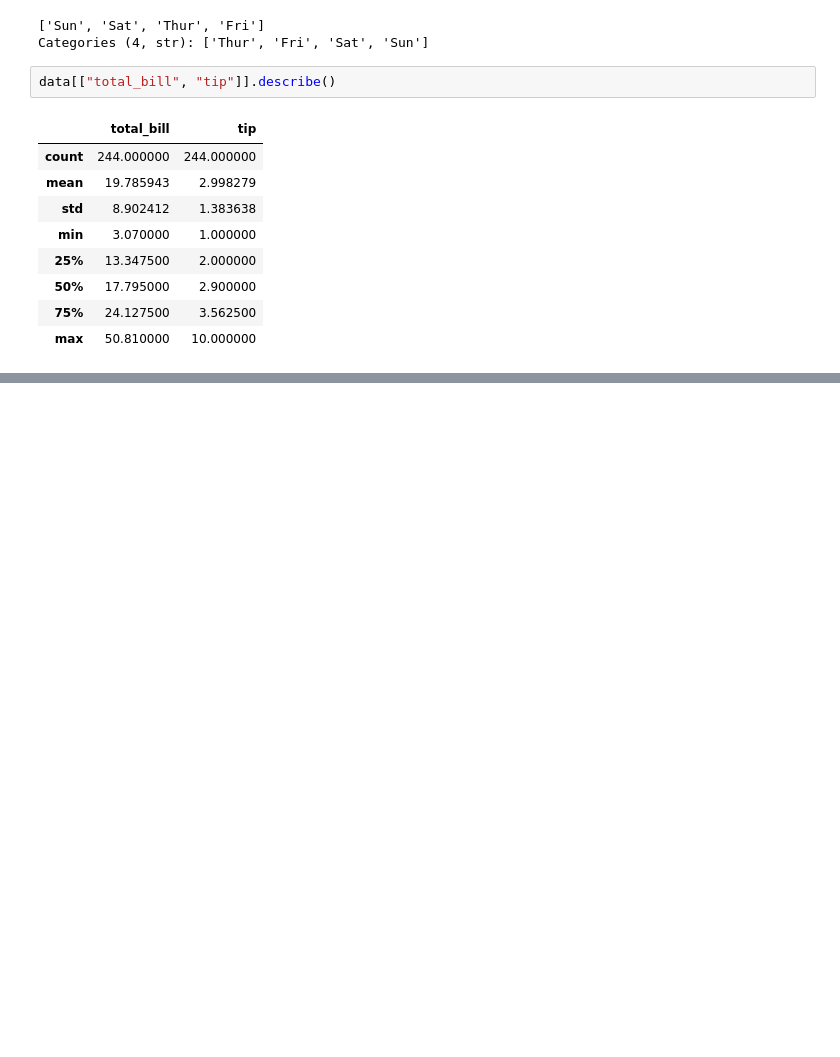
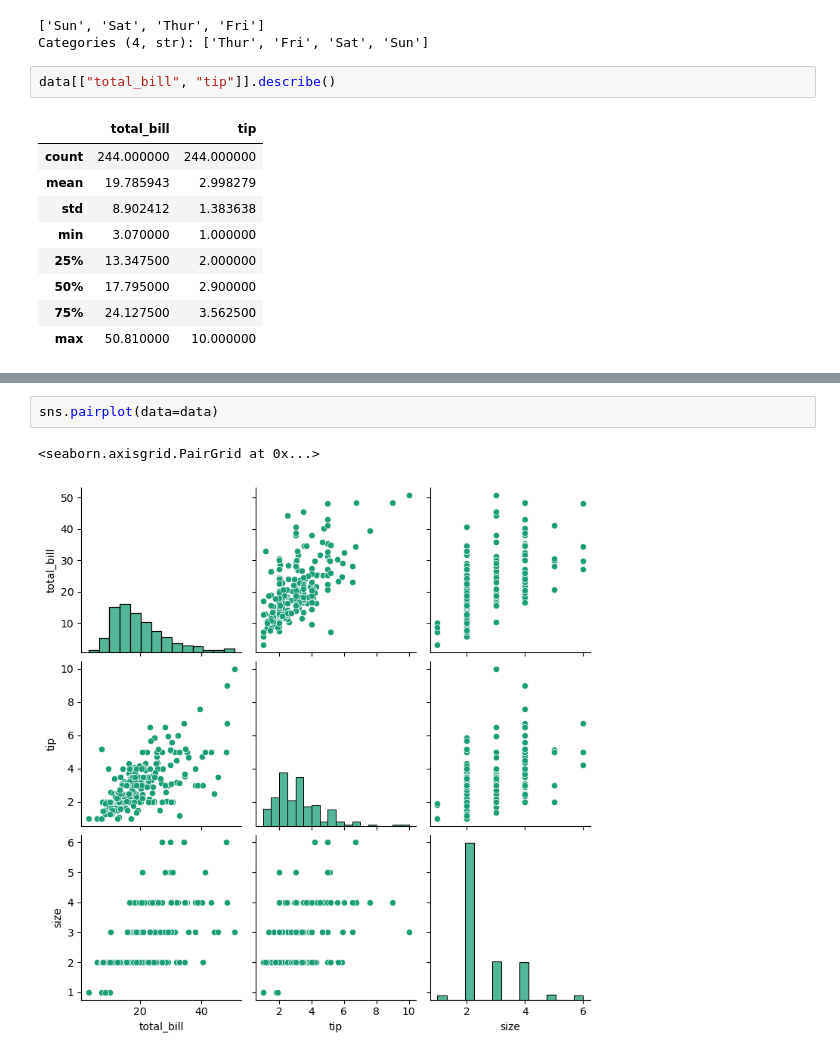
Before and after one commit to sahriyar70/Ai-ML, a Jupyter notebook: seaborn/intro.ipynb, the cells around one changed output, grey strips where cells are left out. Saved outputs shown, nothing was run; the diff lists cells and outputs as text; blank space fills up the shorter version.

```diff
--- a/seaborn/intro.ipynb
+++ b/seaborn/intro.ipynb
@@ -79,0 +82,5 @@ plt.show()
+# %%
+sns.pairplot(data=data)
+# %% [output]
+<seaborn.axisgrid.PairGrid at 0x...>
+[figure, added]
```
Also changed, not shown: parts of 3 cells of this notebook.
